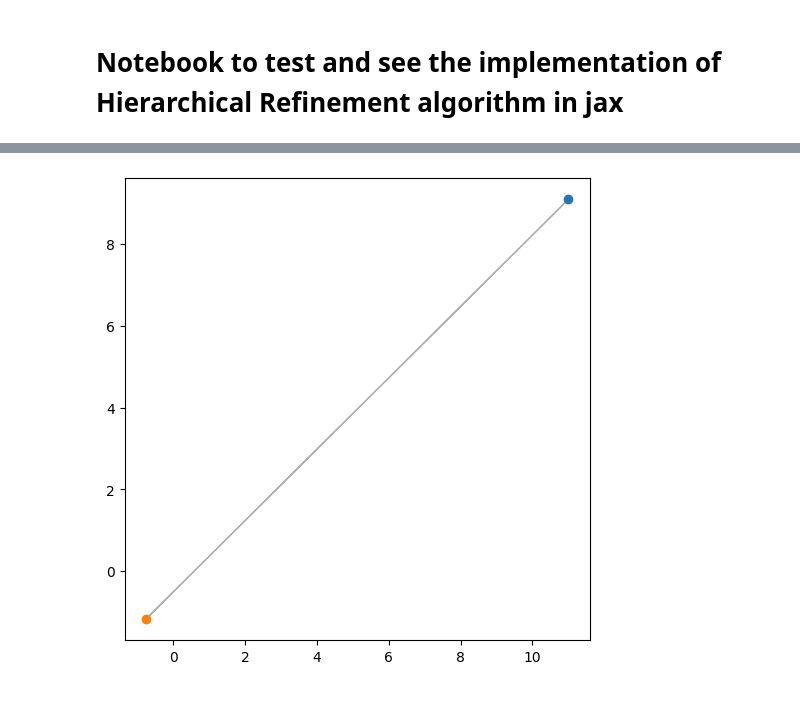
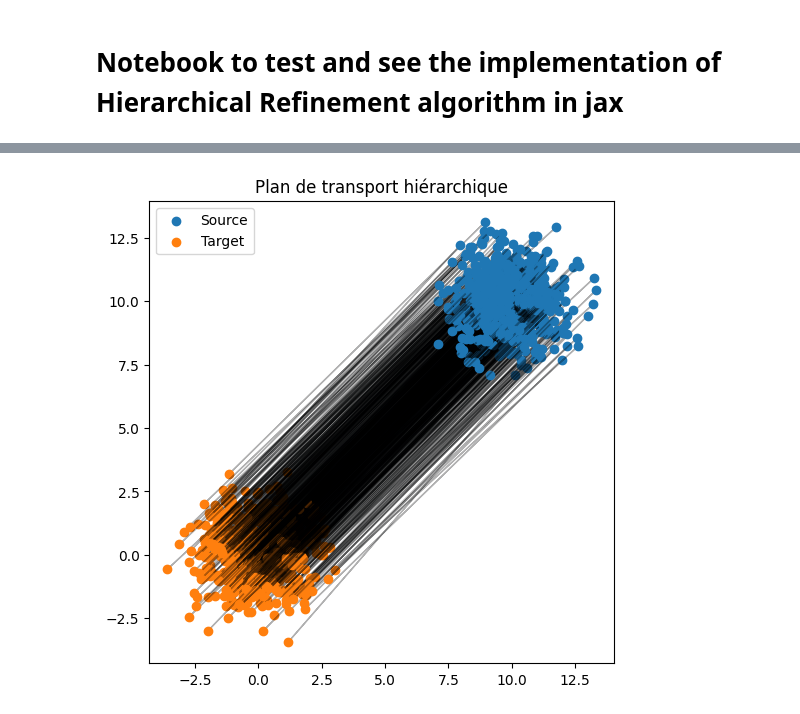
Before and after one commit to PaulToudret/ENSAE-OT_Projet, a Jupyter notebook: demo_main.ipynb, the cells around one changed output, grey strips where cells are left out. Cells and saved outputs as stored; diff of their text form; code cells hidden in the pictures.

```diff
--- a/demo_main.ipynb
+++ b/demo_main.ipynb
@@ -36,7 +32,7 @@ def create_points(
     b = b / jnp.sum(b)
     return x, y, a, b
 # %%
-x, y, a, b = create_points( n=8, d=2)
+x, y, a, b = create_points( n=1024, d=2)
 
 c_src1 = "#1f77b4"   # bleu foncé
 c_tgt1 = "#aec7e8"   # bleu clair
@@ -66,14 +73,29 @@ AttributeError: 'LRSinkhornOutput' object has no attribute 'projection_x'
 # %%
-plt.figure(figsize=(6,6))
-for pair in clusters:
-    x, y, d, _ = pair
-    plt.arrow(x[0][0], x[0][1],
-            y[0][0] - x[0][0],
-            y[0][1] - x[0][1],
-            head_width=0.05, alpha=0.3, length_includes_head=True)
-    plt.scatter(x[0,0], x[0,1], c='C0', label='Source')
-    plt.scatter(y[0,0], y[0,1], c='C1', label='Target')
+import matplotlib.pyplot as plt
 
-plt.show()
+def plot_transport_arrows(clusters):
+    plt.figure(figsize=(6, 6))
+
+    for i, (x, y) in enumerate(clusters):
+        # x, y sont des vecteurs (shape: (2,))
+        plt.arrow(x[0], x[1],
+                  y[0] - x[0],
+                  y[1] - x[1],
+                  head_width=0.05, alpha=0.3, length_includes_head=True)
+
+        # Ajoute la légende une seule fois
+        if i == 0:
+            plt.scatter(x[0], x[1], c='C0', label='Source')
+            plt.scatter(y[0], y[1], c='C1', label='Target')
+        else:
+            plt.scatter(x[0], x[1], c='C0')
+            plt.scatter(y[0], y[1], c='C1')
+
+    plt.legend()
+    plt.title("Plan de transport hiérarchique")
+    plt.axis("equal")
+    plt.show()
+
+plot_transport_arrows(clusters)
 # %% [output]
-[figure, old version]
+[figure, new version]
```
Also changed, not shown: parts of 3 cells of this notebook.
